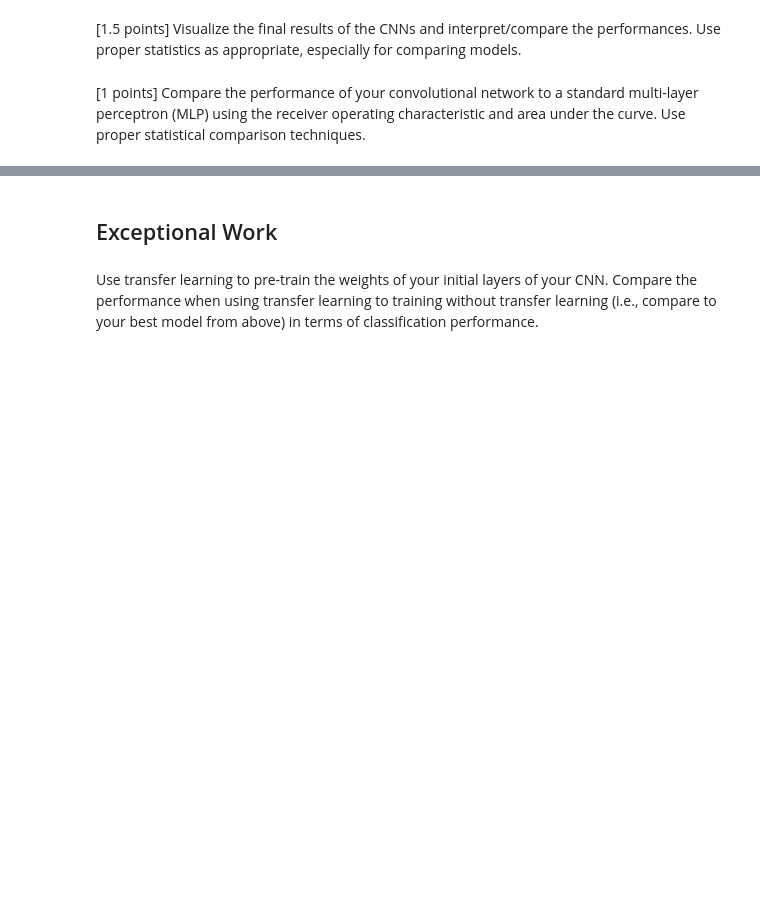
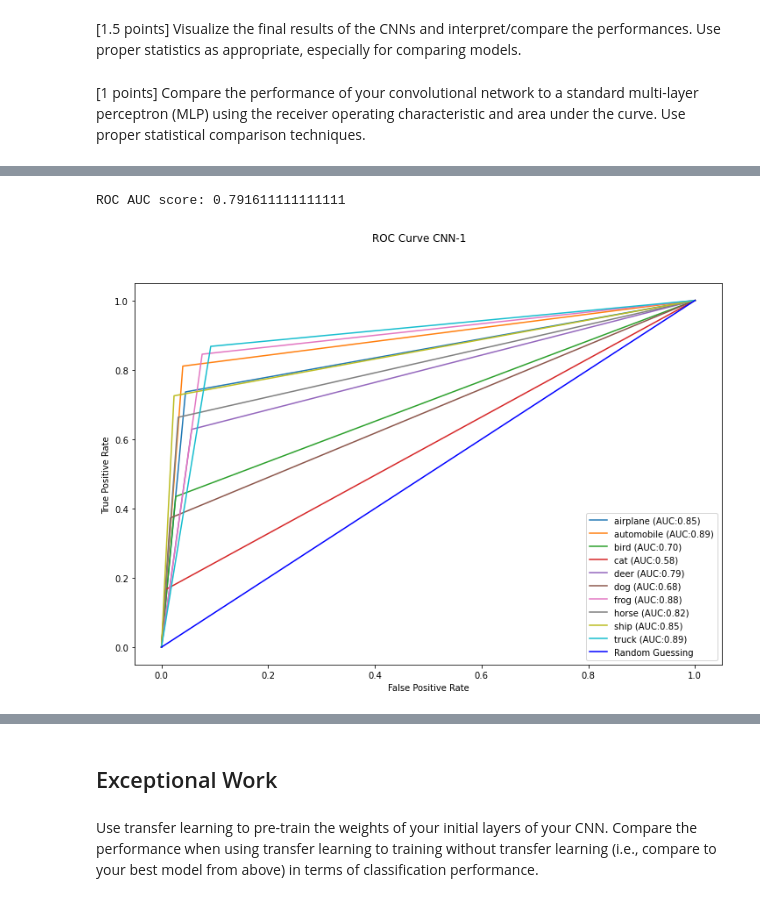
Before and after one commit to lukedemaio/MLLab06, a Jupyter notebook: Lab 6.ipynb, the cells around one changed output, grey strips where cells are left out. Drawn from its saved outputs; the diff is of its cells as text; code cells hidden in the pictures; blank space fills up the shorter version.

```diff
--- a/Lab 6.ipynb
+++ b/Lab 6.ipynb
@@ -526,0 +548,4 @@ compare_mlp_cnn(cnn1,cnn3,X_test,y_test,label_names)
+# %%
+ypred1 = cnn1.predict(X_train)
+ypred1 = ypred1.argmax(axis=-1)
+ypred1
@@ -526,0 +588,11 @@ compare_mlp_cnn(cnn1,cnn3,X_test,y_test,label_names)
+# %%
+fig, c_ax = plt.subplots(1,1, figsize = (12, 8))
+print('ROC AUC score:', multiclass_roc_auc_score(ytrain, ypred1))
+fig.suptitle('ROC Curve CNN-1')
+c_ax.legend()
+c_ax.set_xlabel('False Positive Rate')
+c_ax.set_ylabel('True Positive Rate')
+plt.show()
+# %% [output]
+ROC AUC score: 0.791611111111111
+[figure, added]
```
Also changed, not shown: parts of 47 cells of this notebook.
